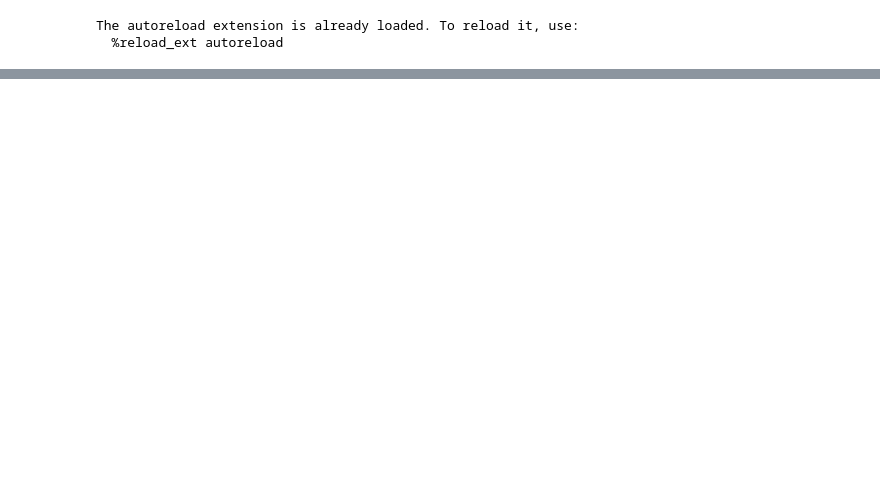
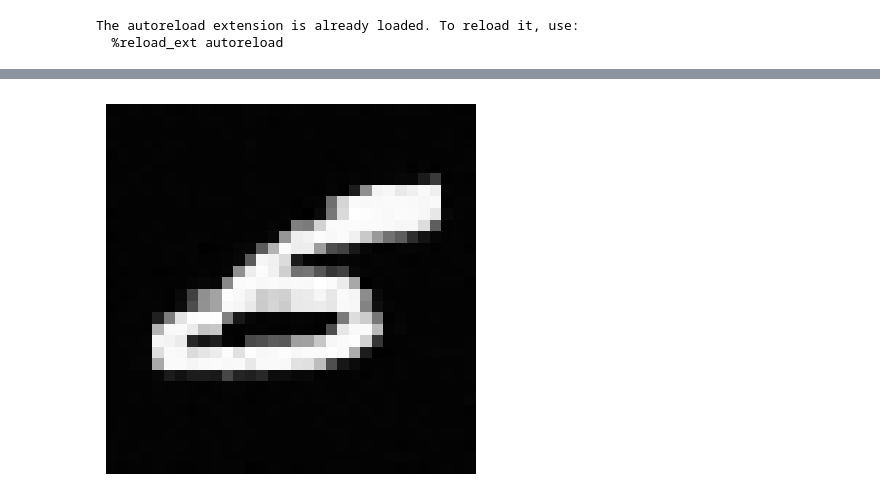
Before and after one commit to aimresearchlab/generative-bridges, a Jupyter notebook: jupyter/compute_fid.ipynb, the cells around one changed output, grey strips where cells are left out. Saved outputs shown, nothing was run; the diff lists cells and outputs as text; code cells hidden in the pictures; blank space fills up the shorter version.

```diff
--- a/jupyter/compute_fid.ipynb
+++ b/jupyter/compute_fid.ipynb
@@ -59,0 +127,7 @@ view_image(samples.cpu()[0])
+# %%
+T = 300
+diffusion_model_denoise = DiffusionModel(T, model_denoise, 'cuda', trainY)
+samples = diffusion_model_denoise.sampling(n_samples=1, use_tqdm=True)
+view_image(samples.cpu()[0])
+# %% [output]
+[figure, added]
```
Also changed, not shown: parts of 11 cells of this notebook.
